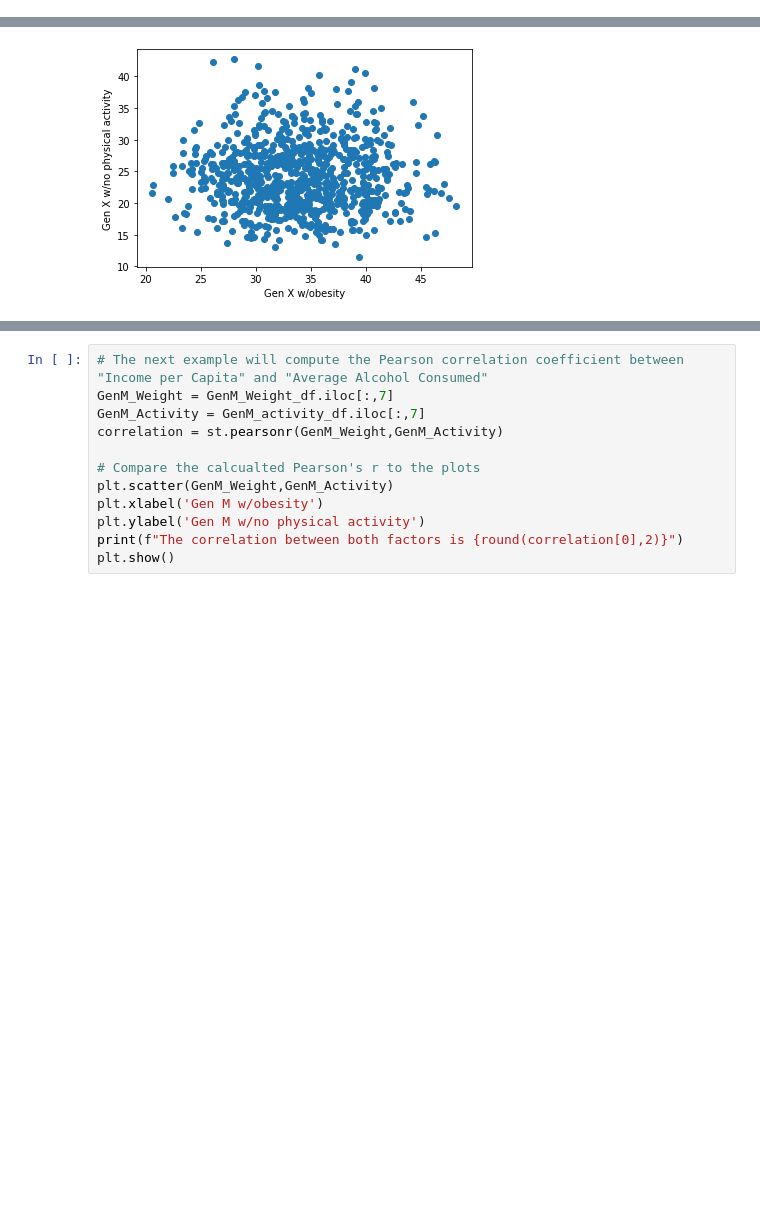
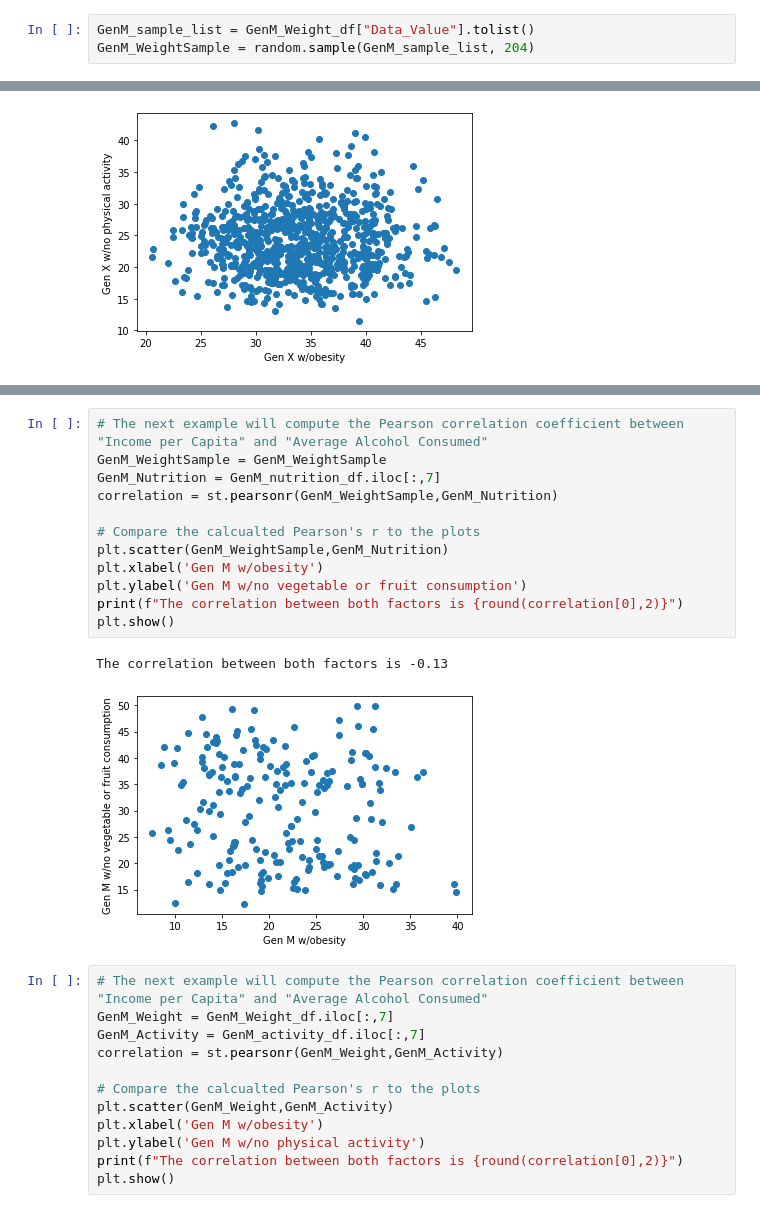
Before and after one commit to darkulzer/Project_1, a Jupyter notebook: Project1_Group2.ipynb, the cells around one changed output, grey strips where cells are left out. Cells and saved outputs as stored; diff of their text form; blank space fills up the shorter version.

```diff
--- a/Project1_Group2.ipynb
+++ b/Project1_Group2.ipynb
@@ -398,3 +135,6 @@ St_Summary.head()
+# %%
+GenM_sample_list = GenM_Weight_df["Data_Value"].tolist()
+GenM_WeightSample = random.sample(GenM_sample_list, 204)
 # %%
 # The next example will compute the Pearson correlation coefficient between "Income per Capita" and "Average Alcohol Consumed"
 GenX_Weight = GenX_Weight_df.iloc[:,7]
@@ -413,3 +168,18 @@ The correlation between both factors is 0.0
+# %%
+# The next example will compute the Pearson correlation coefficient between "Income per Capita" and "Average Alcohol Consumed"
+GenM_WeightSample = GenM_WeightSample
+GenM_Nutrition = GenM_nutrition_df.iloc[:,7]
+correlation = st.pearsonr(GenM_WeightSample,GenM_Nutrition)
+
+# Compare the calcualted Pearson's r to the plots
+plt.scatter(GenM_WeightSample,GenM_Nutrition)
+plt.xlabel('Gen M w/obesity')
+plt.ylabel('Gen M w/no vegetable or fruit consumption')
+print(f"The correlation between both factors is {round(correlation[0],2)}")
+plt.show()
+# %% [output]
+The correlation between both factors is -0.13
+[figure, added]
 # %%
 # The next example will compute the Pearson correlation coefficient between "Income per Capita" and "Average Alcohol Consumed"
 GenM_Weight = GenM_Weight_df.iloc[:,7]
```
Also changed, not shown: parts of 32 cells of this notebook, 1 other file.
